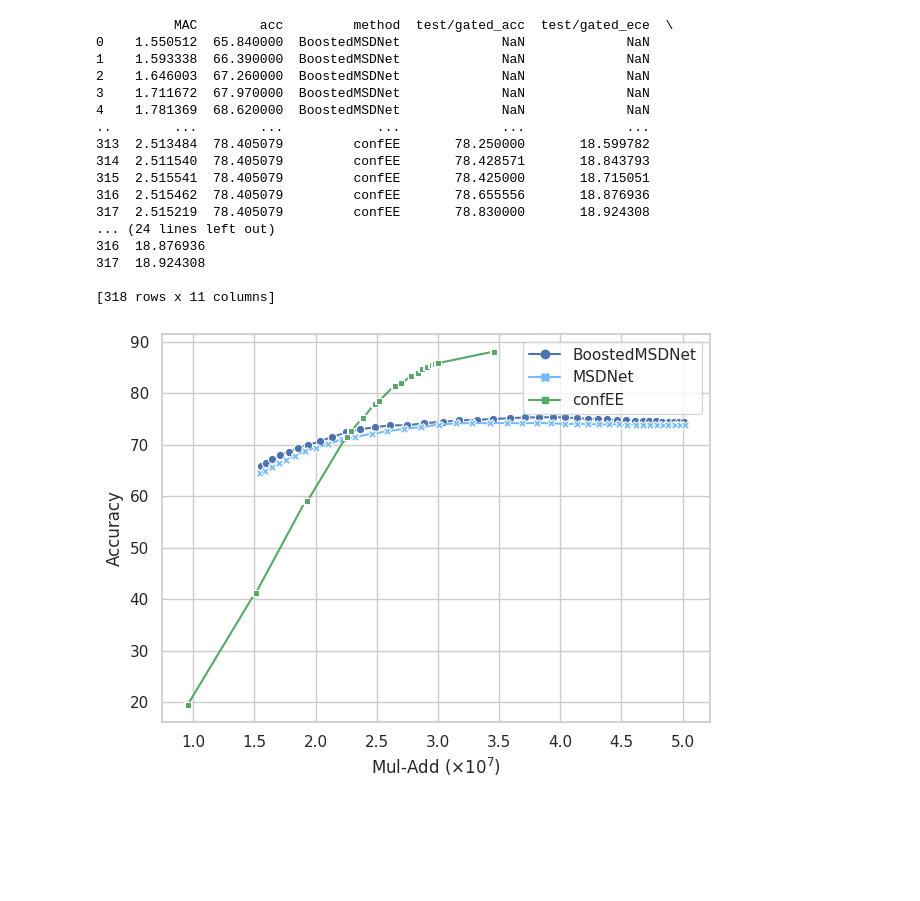
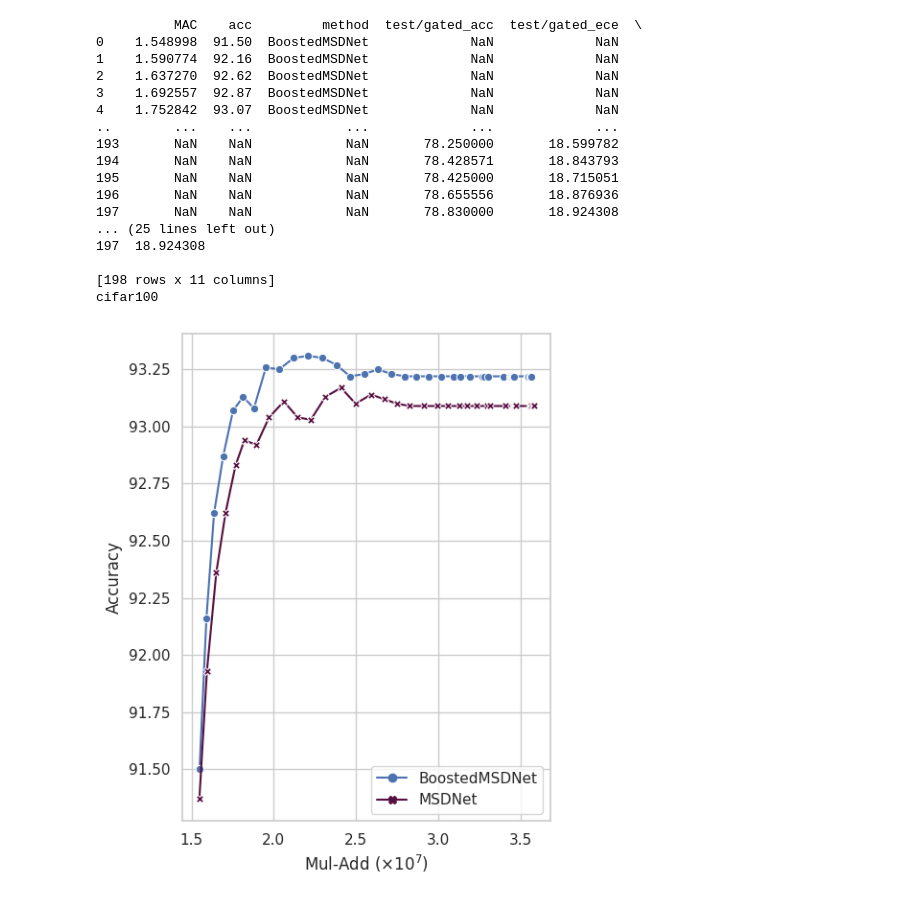
Before and after one commit to networkslab/dynn, a Jupyter notebook: src/notebooks/msdnet/msdnet_runs.ipynb, the cells around one changed output. Saved outputs shown, nothing was run; the diff lists cells and outputs as text; code cells hidden in the pictures; blank space fills up the shorter version.

Commit message:
Fix cifar100 plot

```diff
--- a/src/notebooks/msdnet/msdnet_runs.ipynb
+++ b/src/notebooks/msdnet/msdnet_runs.ipynb
@@ -106,11 +259,18 @@ got point 2
 # %%
-cifar_100_boosted = pd.read_csv(cifar100_boosted_results_path)
+cifar_100_msdnet_boosted = pd.read_csv(cifar100_boosted_results_path)
 cifar_100_msdnet = pd.read_csv(cifar100_msdnet_results_path)
 
-cifar_100_boosted['MAC'] = cifar_100_boosted['MAC'] / 1e7
+cifar_100_msdnet_boosted['MAC'] = cifar_100_msdnet_boosted['MAC'] / 1e7
 cifar_100_msdnet['MAC'] = cifar_100_msdnet['MAC'] / 1e7
+
+cifar_10_msdnet_boosted = pd.read_csv(cifar10_boosted_results_path)
+cifar_10_msdnet = pd.read_csv(cifar10_msdnet_results_path)
+cifar_10_msdnet_boosted['MAC'] = cifar_10_msdnet_boosted['MAC'] / 1e7
+cifar_10_msdnet['MAC'] = cifar_10_msdnet['MAC'] / 1e7
 # print(boosted)
-print(our_df)
+# print(our_df)
 our_df['acc'] = our_df['average_ACC']
-our_df['MAC'] = our_df['test/total_cost'] / 10
-our_df['method'] = 'confEE'
+our_df['MAC'] = our_df['average_IC'] / 10
+our_df['method'] = 'T2T-ViT-14 (JEI-DNN)'
+
+# print(our_df.iloc[-1]['acc'])
@@ -135,40 +381,46 @@ our_df['method'] = 'confEE'
 # %%
 sns.set(font_scale=1.5)
 sns.set_theme(style="whitegrid")
-cifar_100_boosted['method'] = "BoostedMSDNet"
-cifar_100_msdnet['method'] = "MSDNet"
-combined_df = pd.concat([cifar_100_boosted, cifar_100_msdnet, our_df],axis=0, ignore_index=True)
+cifar_10_msdnet_boosted['method'] = "BoostedMSDNet"
+cifar_10_msdnet['method'] = "MSDNet"
+# line_extension = {"MAC": 5.6, "acc": our_df.iloc[-1]['acc'], "method": "confEE"}
+# our_df.loc[len(our_df)] = line_extension
+combined_df = pd.concat([cifar_10_msdnet_boosted, cifar_10_msdnet, our_df],axis=0, ignore_index=True)
 print(combined_df)
+
+plt.figure(figsize=(5,6))
 sns.lineplot(data=combined_df, x="MAC", y="acc", hue="method", style="method",
-             markers=True, dashes=False, palette=['b', sns.xkcd_rgb['sky blue'], 'g'])
+             markers=True, dashes=False, palette=['b', sns.xkcd_rgb['plum'], 'g', sns.xkcd_rgb['apricot']])
 # plt.axhline(y=line_acc, color='k',linestyle='--', label=line_acc_label)
 # plt.plot(boosted['MAC'], boosted['acc'], color='r', label='boosted')
 # plt.plot(msdnet['MAC'], msdnet['acc'], color='b', label='msdnet')
 x_label = r'Mul-Add ($\times 10^7$)'
+
 plt.xlabel(x_label)
 plt.ylabel("Accuracy")
 plt.legend()
 # x_string = r'Mul-Add ('+str(total_mudaa)+'$ \\times 10^6$)'
 # plt.xlabel(x_string)
 # plt.ylabel('Accuracy')
 plt.tight_layout()
-plt.savefig('msdnet_t2t_vit'+dataset+'.pdf')
+print(dataset)
+plt.savefig('msdnet_'+dataset+'.pdf')
 # %% [output]
-          MAC        acc         method  test/gated_acc  test/gated_ece  \
-0    1.550512  65.840000  BoostedMSDNet             NaN             NaN
-1    1.593338  66.390000  BoostedMSDNet             NaN             NaN
-2    1.646003  67.260000  BoostedMSDNet             NaN             NaN
-3    1.711672  67.970000  BoostedMSDNet             NaN             NaN
-4    1.781369  68.620000  BoostedMSDNet             NaN             NaN
-..        ...        ...            ...             ...             ...
-313  2.513484  78.405079         confEE       78.250000       18.599782
-314  2.511540  78.405079         confEE       78.428571       18.843793
-315  2.515541  78.405079         confEE       78.425000       18.715051
-316  2.515462  78.405079         confEE       78.655556       18.876936
-317  2.515219  78.405079         confEE       78.830000       18.924308
-... (24 lines left out)
-316  18.876936
-317  18.924308
+          MAC    acc         method  test/gated_acc  test/gated_ece  \
+0    1.548998  91.50  BoostedMSDNet             NaN             NaN
+1    1.590774  92.16  BoostedMSDNet             NaN             NaN
+2    1.637270  92.62  BoostedMSDNet             NaN             NaN
+3    1.692557  92.87  BoostedMSDNet             NaN             NaN
+4    1.752842  93.07  BoostedMSDNet             NaN             NaN
+..        ...    ...            ...             ...             ...
+193       NaN    NaN            NaN       78.250000       18.599782
+194       NaN    NaN            NaN       78.428571       18.843793
+195       NaN    NaN            NaN       78.425000       18.715051
+196       NaN    NaN            NaN       78.655556       18.876936
+197       NaN    NaN            NaN       78.830000       18.924308
+... (25 lines left out)
+197  18.924308
 
-[318 rows x 11 columns]
+[198 rows x 11 columns]
+cifar100
-[figure, old version]
+[figure, new version]
```
Also changed, not shown: parts of 8 cells of this notebook.
